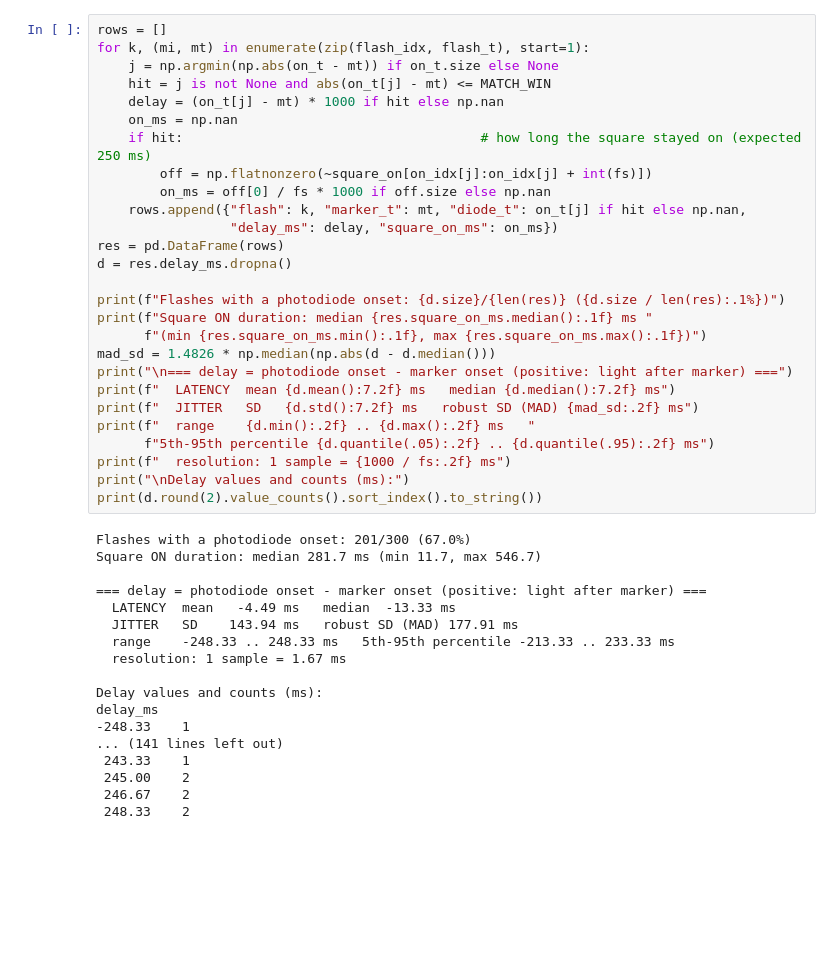
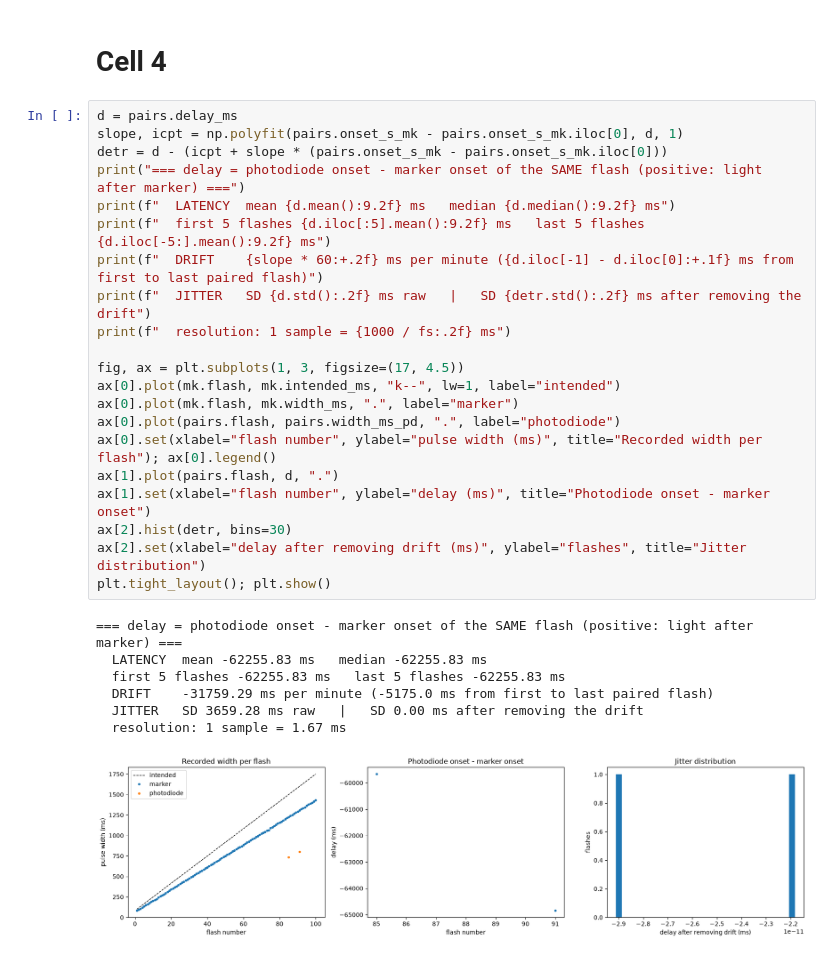
Before and after one commit to omertzuk/vMMR_EEG_PsychoPy_experiment, a Jupyter notebook: notebooks/photodiode_latency_test.ipynb, the cells around one changed output. Drawn from its saved outputs; the diff is of its cells as text; blank space fills up the shorter version.

```diff
--- a/notebooks/photodiode_latency_test.ipynb
+++ b/notebooks/photodiode_latency_test.ipynb
@@ -127,45 +216,31 @@ Photodiode onsets: 284 in total, 244 inside the flash block (300 flash markers);
+# %% [markdown]
+# Cell 4
 # %%
-rows = []
-for k, (mi, mt) in enumerate(zip(flash_idx, flash_t), start=1):
-    j = np.argmin(np.abs(on_t - mt)) if on_t.size else None
-    hit = j is not None and abs(on_t[j] - mt) <= MATCH_WIN
-    delay = (on_t[j] - mt) * 1000 if hit else np.nan
-    on_ms = np.nan
-    if hit:                                      # how long the square stayed on (expected 250 ms)
-        off = np.flatnonzero(~square_on[on_idx[j]:on_idx[j] + int(fs)])
-        on_ms = off[0] / fs * 1000 if off.size else np.nan
-    rows.append({"flash": k, "marker_t": mt, "diode_t": on_t[j] if hit else np.nan,
-                 "delay_ms": delay, "square_on_ms": on_ms})
-res = pd.DataFrame(rows)
-d = res.delay_ms.dropna()
+d = pairs.delay_ms
+slope, icpt = np.polyfit(pairs.onset_s_mk - pairs.onset_s_mk.iloc[0], d, 1)
+detr = d - (icpt + slope * (pairs.onset_s_mk - pairs.onset_s_mk.iloc[0]))
+print("=== delay = photodiode onset - marker onset of the SAME flash (positive: light after marker) ===")
+print(f"  LATENCY  mean {d.mean():9.2f} ms   median {d.median():9.2f} ms")
+print(f"  first 5 flashes {d.iloc[:5].mean():9.2f} ms   last 5 flashes {d.iloc[-5:].mean():9.2f} ms")
+print(f"  DRIFT    {slope * 60:+.2f} ms per minute ({d.iloc[-1] - d.iloc[0]:+.1f} ms from first to last paired flash)")
+print(f"  JITTER   SD {d.std():.2f} ms raw   |   SD {detr.std():.2f} ms after removing the drift")
+print(f"  resolution: 1 sample = {1000 / fs:.2f} ms")
 
-print(f"Flashes with a photodiode onset: {d.size}/{len(res)} ({d.size / len(res):.1%})")
-print(f"Square ON duration: median {res.square_on_ms.median():.1f} ms "
-      f"(min {res.square_on_ms.min():.1f}, max {res.square_on_ms.max():.1f})")
-mad_sd = 1.4826 * np.median(np.abs(d - d.median()))
-print("\n=== delay = photodiode onset - marker onset (positive: light after marker) ===")
-print(f"  LATENCY  mean {d.mean():7.2f} ms   median {d.median():7.2f} ms")
-print(f"  JITTER   SD   {d.std():7.2f} ms   robust SD (MAD) {mad_sd:.2f} ms")
-print(f"  range    {d.min():.2f} .. {d.max():.2f} ms   "
-      f"5th-95th percentile {d.quantile(.05):.2f} .. {d.quantile(.95):.2f} ms")
-print(f"  resolution: 1 sample = {1000 / fs:.2f} ms")
-print("\nDelay values and counts (ms):")
-print(d.round(2).value_counts().sort_index().to_string())
+fig, ax = plt.subplots(1, 3, figsize=(17, 4.5))
+ax[0].plot(mk.flash, mk.intended_ms, "k--", lw=1, label="intended")
+ax[0].plot(mk.flash, mk.width_ms, ".", label="marker")
+ax[0].plot(pairs.flash, pairs.width_ms_pd, ".", label="photodiode")
+ax[0].set(xlabel="flash number", ylabel="pulse width (ms)", title="Recorded width per flash"); ax[0].legend()
+ax[1].plot(pairs.flash, d, ".")
+ax[1].set(xlabel="flash number", ylabel="delay (ms)", title="Photodiode onset - marker onset")
+ax[2].hist(detr, bins=30)
+ax[2].set(xlabel="delay after removing drift (ms)", ylabel="flashes", title="Jitter distribution")
+plt.tight_layout(); plt.show()
 # %% [output]
-Flashes with a photodiode onset: 201/300 (67.0%)
-Square ON duration: median 281.7 ms (min 11.7, max 546.7)
-
-=== delay = photodiode onset - marker onset (positive: light after marker) ===
-  LATENCY  mean   -4.49 ms   median  -13.33 ms
-  JITTER   SD    143.94 ms   robust SD (MAD) 177.91 ms
-  range    -248.33 .. 248.33 ms   5th-95th percentile -213.33 .. 233.33 ms
+=== delay = photodiode onset - marker onset of the SAME flash (positive: light after marker) ===
+  LATENCY  mean -62255.83 ms   median -62255.83 ms
+  first 5 flashes -62255.83 ms   last 5 flashes -62255.83 ms
+  DRIFT    -31759.29 ms per minute (-5175.0 ms from first to last paired flash)
+  JITTER   SD 3659.28 ms raw   |   SD 0.00 ms after removing the drift
   resolution: 1 sample = 1.67 ms
-
-Delay values and counts (ms):
-delay_ms
--248.33    1
-... (141 lines left out)
- 243.33    1
- 245.00    2
- 246.67    2
- 248.33    2
+[figure, added]
```
Also changed, not shown: parts of 10 cells of this notebook, 3 other files.
